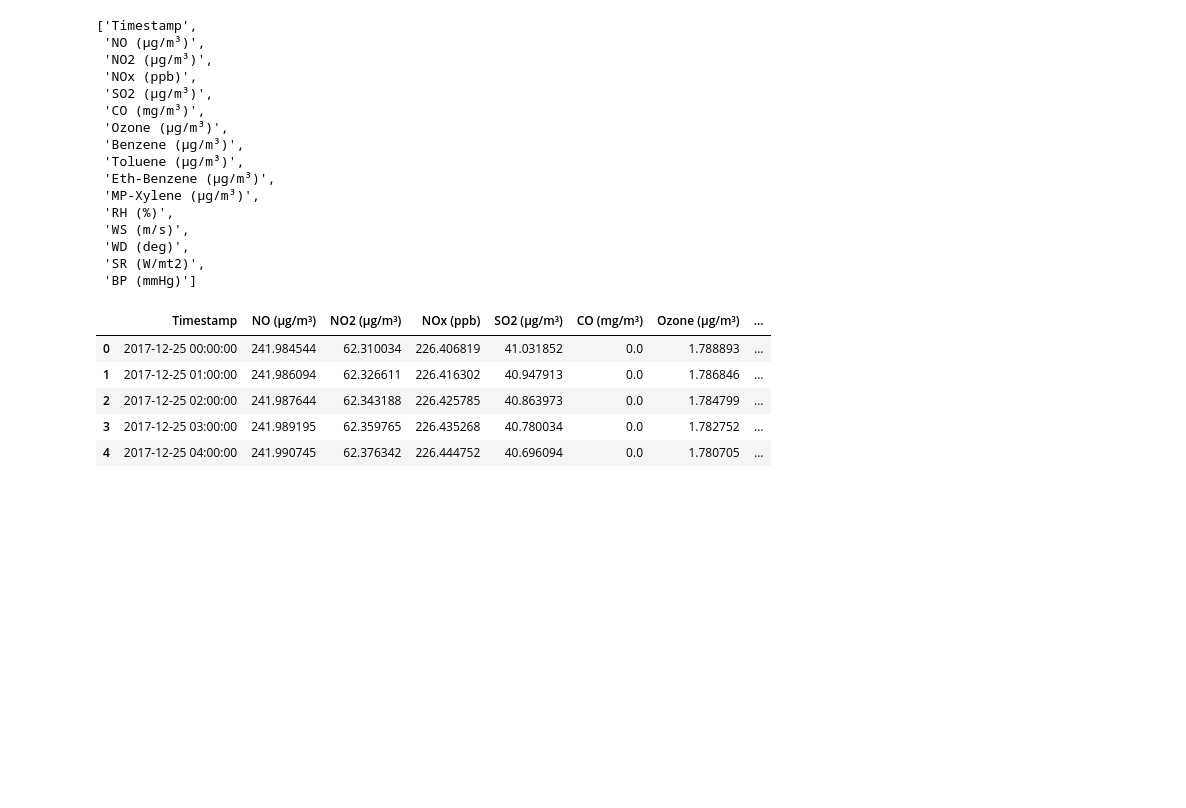
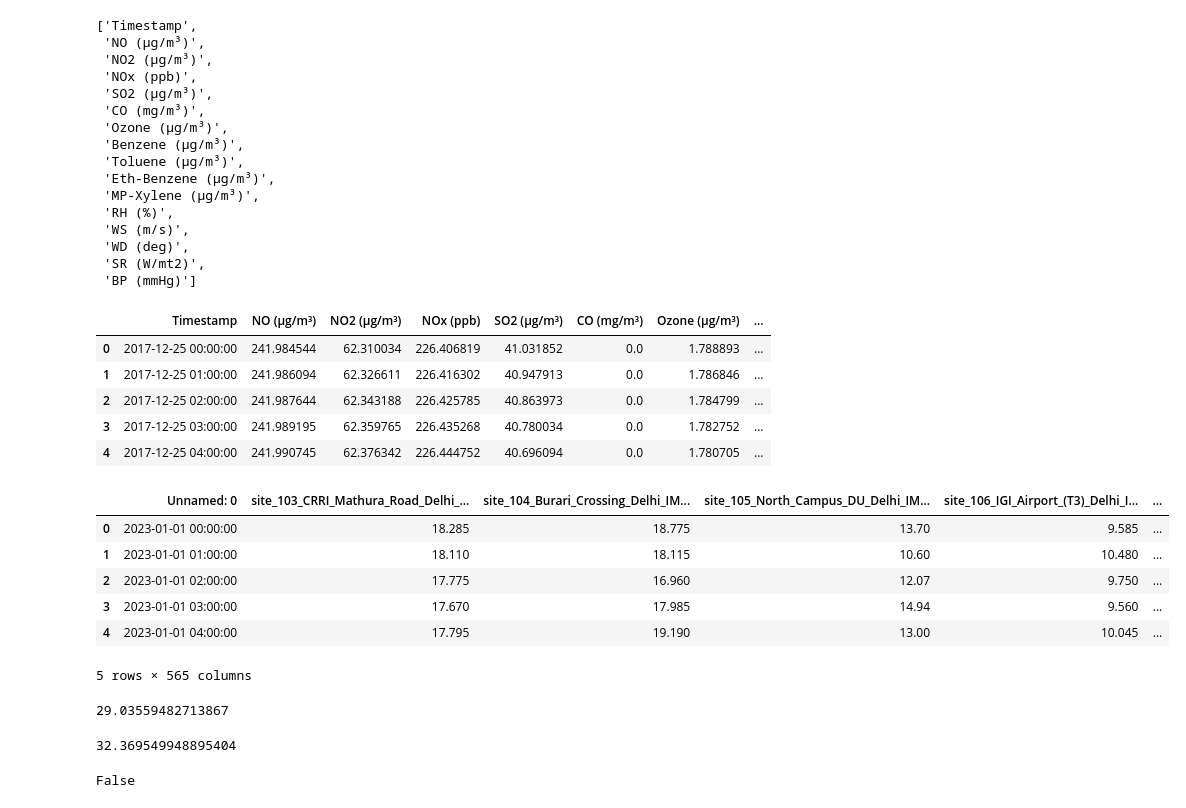
Before and after one commit to Rishi-Bharadwaj/Air-Pollution-Time-Series, a Jupyter notebook: CPCB/temp.ipynb, the cells around one changed output. Saved outputs shown, nothing was run; the diff lists cells and outputs as text; code cells hidden in the pictures; blank space fills up the shorter version.

```diff
--- a/CPCB/temp.ipynb
+++ b/CPCB/temp.ipynb
@@ -187,3 +187,32 @@ test_df=df.iloc[int(0.7*df.shape[0]):]
 # %%
 train_df.to_csv("site_113_train.csv", index=False)
 test_df.to_csv("site_113_test.csv", index=False)
+# %%
+import pandas as pd
+
+df1=pd.read_csv(r"/home/rishi/ML Projects/Air Pollution/CPCB/visualize_median_2023/Ozone_(µg_m³)_df_cpcb_new_limits.csv")
+df2=pd.read_csv(r"/home/rishi/ML Projects/Air Pollution/CPCB/visualize_max/Ozone_(µg_m³)_df_max_cpcb_new_limits.csv")
+# %%
+df1.head()
+# %% [output]
+|  | Unnamed: 0 | site_103_CRRI_Mathura_Road_Delhi_... | site_104_Burari_Crossing_Delhi_IM... | site_105_North_Campus_DU_Delhi_IM... | site_106_IGI_Airport_(T3)_Delhi_I... | ... |
+| 0 | 2023-01-01 00:00:00 | 18.285 | 18.775 | 13.70 | 9.585 | ... |
+| 1 | 2023-01-01 01:00:00 | 18.110 | 18.115 | 10.60 | 10.480 | ... |
+| 2 | 2023-01-01 02:00:00 | 17.775 | 16.960 | 12.07 | 9.750 | ... |
+| 3 | 2023-01-01 03:00:00 | 17.670 | 17.985 | 14.94 | 9.560 | ... |
+| 4 | 2023-01-01 04:00:00 | 17.795 | 19.190 | 13.00 | 10.045 | ... |
+5 rows × 565 columns
+# %%
+# df1.drop(columns="Unnamed: 0", inplace=True)
+df1.mean().mean()
+# %% [output]
+29.03559482713867
+# %%
+# df2.drop(columns="Unnamed: 0", inplace=True)
+df2.mean().mean()
+# %% [output]
+32.369549948895404
+# %%
+df1.equals(df2)
+# %% [output]
+False
```
Also changed, not shown: 3 other files.
